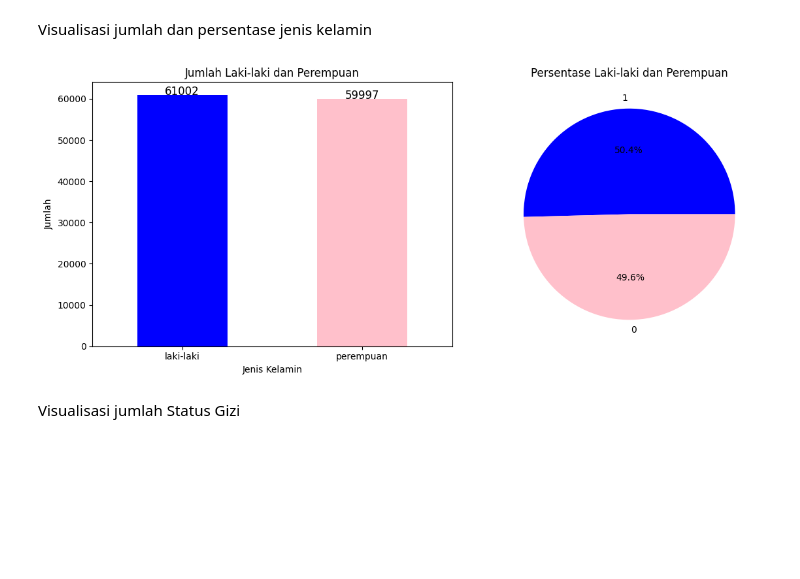
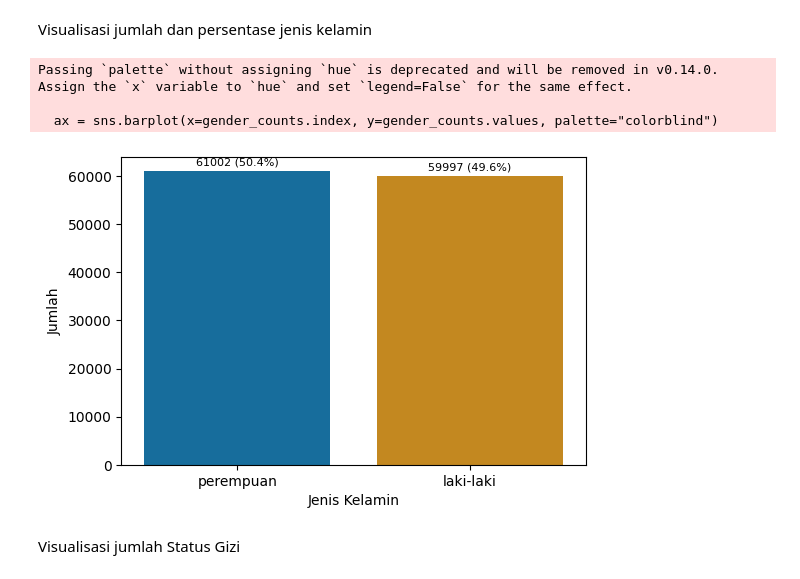
Before and after one commit to irsyamokta/stunting-classification, a Jupyter notebook: notebook/stunting_classifier.ipynb, the cells around one changed output. Saved outputs shown, nothing was run; the diff lists cells and outputs as text; code cells hidden in the pictures; blank space fills up the shorter version.

Commit message:
Update : Data visual

```diff
--- a/notebook/stunting_classifier.ipynb
+++ b/notebook/stunting_classifier.ipynb
@@ -47,27 +40,26 @@ Status Gizi          0
 dtype: int64
 # %% [markdown]
 Visualisasi jumlah dan persentase jenis kelamin
-# %%
-plt.figure(figsize=(12, 5))
-
-plt.subplot(1, 2, 1)
-jenis_kelamin_counts = df["Jenis Kelamin"].value_counts()
-jenis_kelamin_counts.plot(kind="bar", color=["blue", "pink"])
-plt.xticks(ticks=[0, 1], labels=label_encoders["Jenis Kelamin"].classes_, rotation=0)
-plt.xlabel("Jenis Kelamin")
-plt.ylabel("Jumlah")
-plt.title("Jumlah Laki-laki dan Perempuan")
-for i, v in enumerate(jenis_kelamin_counts):
-    plt.text(i, v + 1, str(v), ha='center', fontsize=12)
-
-plt.subplot(1, 2, 2)
-df["Jenis Kelamin"].value_counts(normalize=True).plot(kind="pie", autopct="%1.1f%%", colors=["blue", "pink"])
-plt.ylabel("")
-plt.title("Persentase Laki-laki dan Perempuan")
-
-plt.tight_layout()
-plt.show()
-# %% [output]
-[figure, removed]
+# %%
+gender_counts = df["Jenis Kelamin"].value_counts()
+total_data = len(df)
+gender_percentages = (gender_counts / total_data) * 100
+
+plt.figure(figsize=(6, 4))
+ax = sns.barplot(x=gender_counts.index, y=gender_counts.values, palette="colorblind")
+
+for i, v in enumerate(gender_counts.values):
+    percentage = gender_percentages[i]
+    offset = max(0.02 * v, 2)
+    ax.text(i, v + offset, f"{v} ({percentage:.1f}%)", ha='center', fontsize=8)
+
+plt.xlabel("Jenis Kelamin")
+plt.ylabel("Jumlah")
+plt.show()
+# %% [output]
+Passing `palette` without assigning `hue` is deprecated and will be removed in v0.14.0. Assign the `x` variable to `hue` and set `legend=False` for the same effect.
+
+  ax = sns.barplot(x=gender_counts.index, y=gender_counts.values, palette="colorblind")
+[figure, added]
 # %% [markdown]
 Visualisasi jumlah Status Gizi
```
Also changed, not shown: parts of 12 cells of this notebook.
